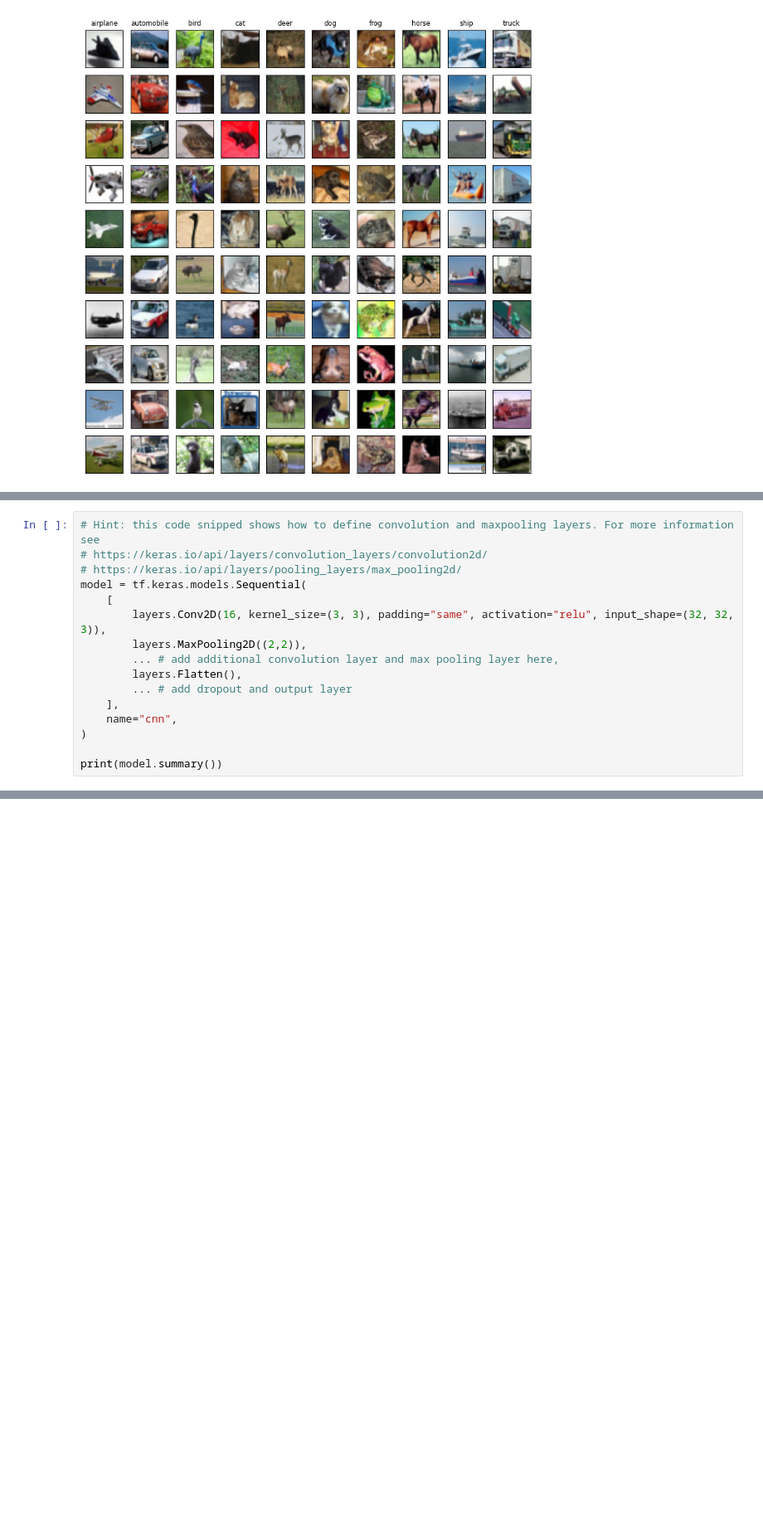
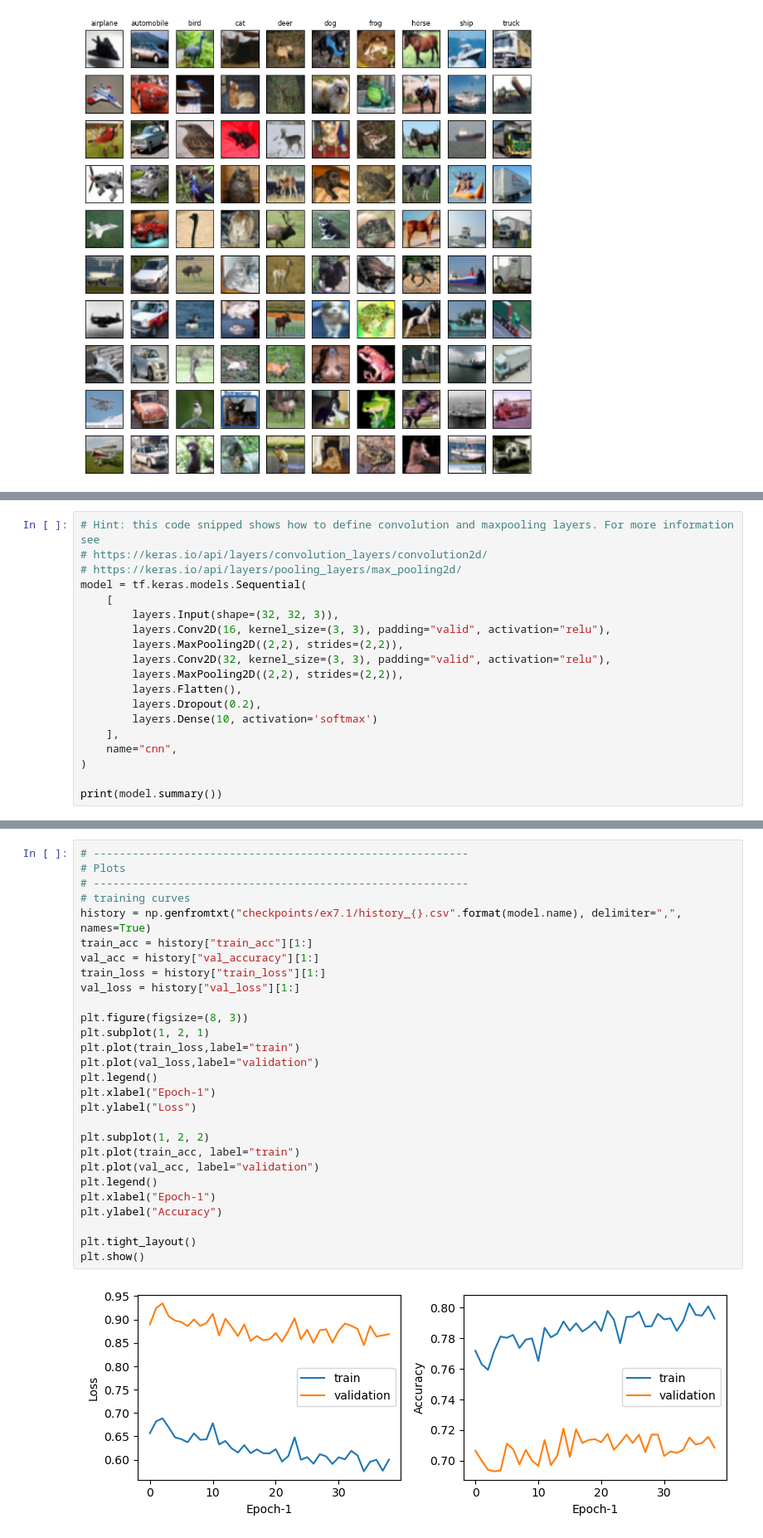
Before and after one commit to juan-prado-7/imapp-deep-learning, a Jupyter notebook: applied-deep-learning/ex7.1-CIFAR-10.ipynb, the cells around one changed output, grey strips where cells are left out. Shown at 83% size. Saved outputs shown, nothing was run; the diff lists cells and outputs as text; blank space fills up the shorter version.

```diff
--- a/applied-deep-learning/ex7.1-CIFAR-10.ipynb
+++ b/applied-deep-learning/ex7.1-CIFAR-10.ipynb
@@ -246,11 +329,14 @@ In the second part of this exercise, classify the images with a CNN.
 # https://keras.io/api/layers/pooling_layers/max_pooling2d/
 model = tf.keras.models.Sequential(
     [
-        layers.Conv2D(16, kernel_size=(3, 3), padding="same", activation="relu", input_shape=(32, 32, 3)),
-        layers.MaxPooling2D((2,2)),
-        ... # add additional convolution layer and max pooling layer here,
+        layers.Input(shape=(32, 32, 3)),
+        layers.Conv2D(16, kernel_size=(3, 3), padding="valid", activation="relu"),
+        layers.MaxPooling2D((2,2), strides=(2,2)),
+        layers.Conv2D(32, kernel_size=(3, 3), padding="valid", activation="relu"),
+        layers.MaxPooling2D((2,2), strides=(2,2)),
         layers.Flatten(),
-        ... # add dropout and output layer
+        layers.Dropout(0.2),
+        layers.Dense(10, activation='softmax')
     ],
     name="cnn",
 )
@@ -273,0 +412,30 @@ model.fit(
+# %%
+# ----------------------------------------------------------
+# Plots
+# ----------------------------------------------------------
+# training curves
+history = np.genfromtxt("checkpoints/ex7.1/history_{}.csv".format(model.name), delimiter=",", names=True)
+train_acc = history["train_acc"][1:]
+val_acc = history["val_accuracy"][1:]
+train_loss = history["train_loss"][1:]
+val_loss = history["val_loss"][1:]
+
+plt.figure(figsize=(8, 3))
+plt.subplot(1, 2, 1)
+plt.plot(train_loss,label="train")
+plt.plot(val_loss,label="validation")
+plt.legend()
+plt.xlabel("Epoch-1")
+plt.ylabel("Loss")
+
+plt.subplot(1, 2, 2)
+plt.plot(train_acc, label="train")
+plt.plot(val_acc, label="validation")
+plt.legend()
+plt.xlabel("Epoch-1")
+plt.ylabel("Accuracy")
+
+plt.tight_layout()
+plt.show()
+# %% [output]
+[figure, added]
```
Also changed, not shown: parts of 29 cells of this notebook, 1 other file.
